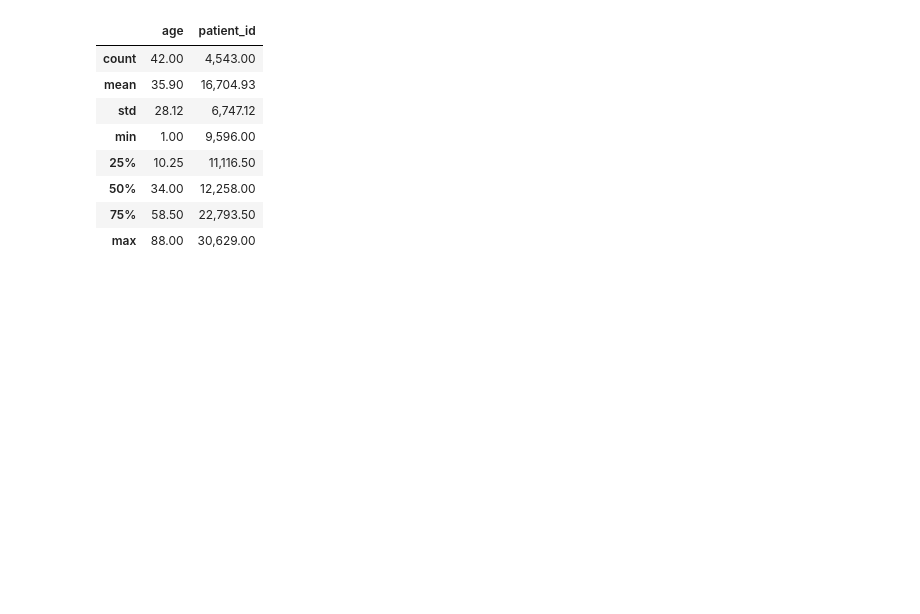
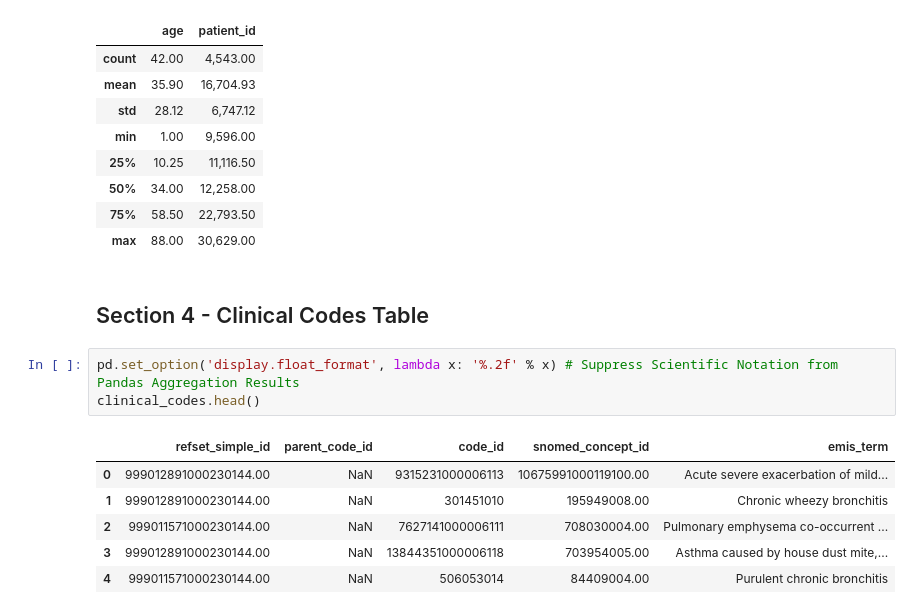
Before and after one commit to fola789/Emis-Assessment, a Jupyter notebook: EMIS.IPYNB, the cells around one changed output. Drawn from its saved outputs; the diff is of its cells as text; blank space fills up the shorter version.

```diff
--- a/EMIS.IPYNB
+++ b/EMIS.IPYNB
@@ -113,3 +113,15 @@ patientFix.describe().applymap('{:,.2f}'.format) # Convert to 2 decimal places
 | 50% | 34.00 | 12,258.00 |
 | 75% | 58.50 | 22,793.50 |
 | max | 88.00 | 30,629.00 |
+# %% [markdown]
+## Section 4 - Clinical Codes Table
+# %%
+pd.set_option('display.float_format', lambda x: '%.2f' % x) # Suppress Scientific Notation from Pandas Aggregation Results
+clinical_codes.head()
+# %% [output]
+|  | refset_simple_id | parent_code_id | code_id | snomed_concept_id | emis_term |
+| 0 | 999012891000230144.00 | NaN | 9315231000006113 | 10675991000119100.00 | Acute severe exacerbation of mild... |
+| 1 | 999012891000230144.00 | NaN | 301451010 | 195949008.00 | Chronic wheezy bronchitis |
+| 2 | 999011571000230144.00 | NaN | 7627141000006111 | 708030004.00 | Pulmonary emphysema co-occurrent ... |
+| 3 | 999012891000230144.00 | NaN | 13844351000006118 | 703954005.00 | Asthma caused by house dust mite,... |
+| 4 | 999011571000230144.00 | NaN | 506053014 | 84409004.00 | Purulent chronic bronchitis |
```
Also changed, not shown: parts of 20 cells of this notebook.
